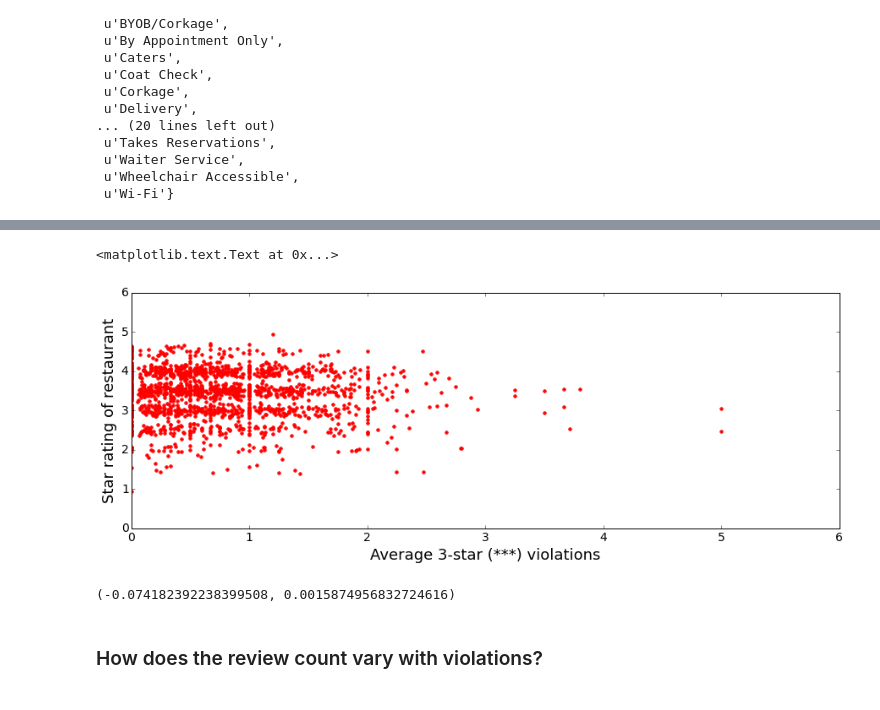
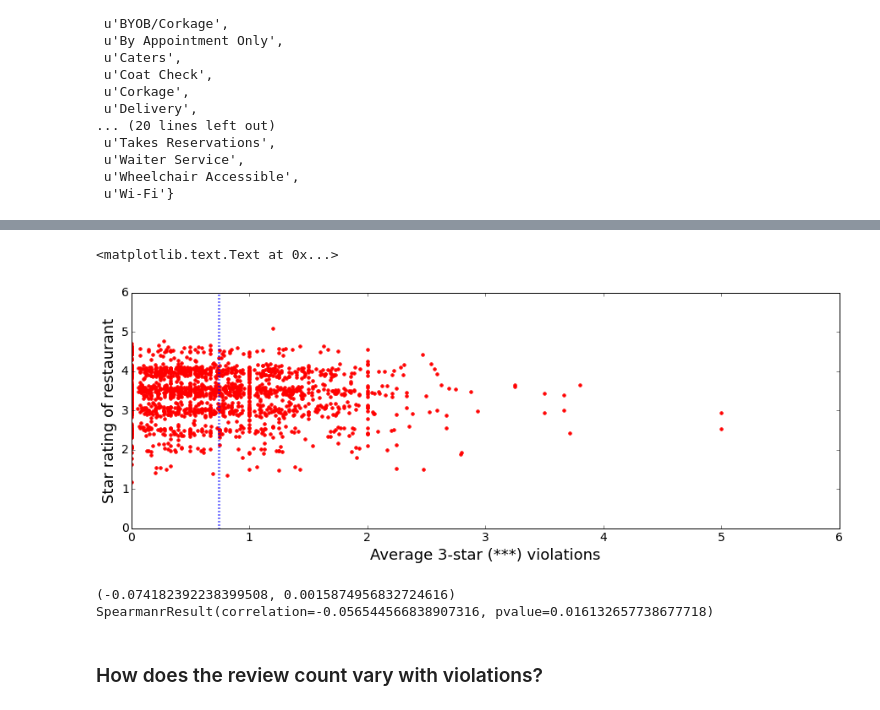
Before and after one commit to jhalverson/data_science, a Jupyter notebook: project_boston_restaurants/part_2_yelp_business_data.ipynb, the cells around one changed output, grey strips where cells are left out. Cells and saved outputs as stored; diff of their text form; code cells hidden in the pictures.

```diff
--- a/project_boston_restaurants/part_2_yelp_business_data.ipynb
+++ b/project_boston_restaurants/part_2_yelp_business_data.ipynb
@@ -271,19 +304,22 @@ It is surprising that the star rating of the restaurant does not correlate with
 # %%
 fig, ax = plt.subplots(1, 1, figsize=(15, 5))
 star_values = [star + np.random.normal(loc=0.0, scale=0.1) for star in biz_violations.stars]
 plt.plot(biz_violations['***_mean'], star_values, '.', color='r')
+plt.plot([avg_violations.mean()[5], avg_violations.mean()[5]], [0, 6], 'b:', lw=3)
 plt.xlabel('Average 3-star (***) violations')
 plt.ylabel('Star rating of restaurant')
 plt.xlim(0, 6)
 plt.ylim(0, 6)
 plt.title('')
 # %% [output]
 <matplotlib.text.Text at 0x...>
-[figure, old version]
+[figure, new version]
 # %%
-pearsonr(biz_violations['***_mean'], biz_violations.stars)
+print pearsonr(biz_violations['***_mean'], biz_violations.stars)
+print spearmanr(biz_violations['***_mean'], biz_violations.stars)
 # %% [output]
 (-0.074182392238399508, 0.0015874956832724616)
+SpearmanrResult(correlation=-0.056544566838907316, pvalue=0.016132657738677718)
 # %% [markdown]
 ### How does the review count vary with violations?
 # %% [markdown]
```
Also changed, not shown: parts of 20 cells of this notebook, 2 other files.
